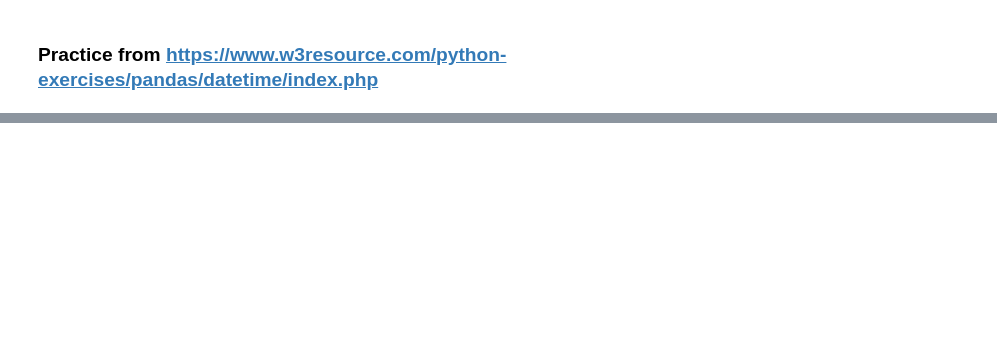
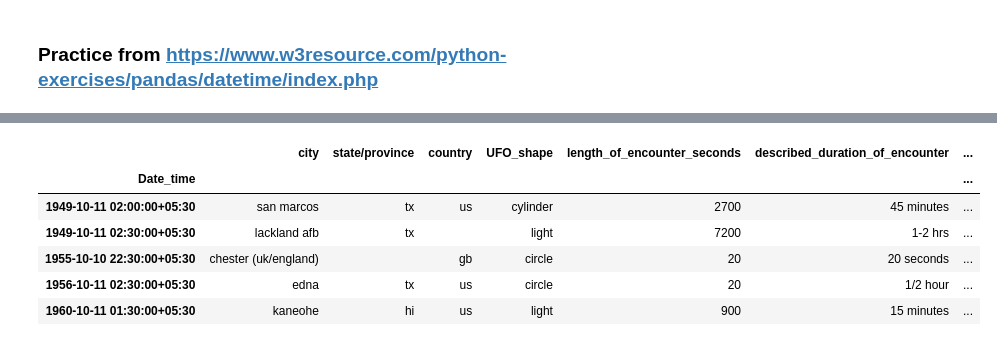
Before and after one commit to tedtdang/Practice-Data-Science, a Jupyter notebook: UFO/UFO.ipynb, the cells around one changed output, grey strips where cells are left out. Saved outputs shown, nothing was run; the diff lists cells and outputs as text; code cells hidden in the pictures; blank space fills up the shorter version.

```diff
--- a/UFO/UFO.ipynb
+++ b/UFO/UFO.ipynb
@@ -39,0 +86,15 @@ df['year'] = df['Date_time'].dt.year.apply(int)
+# %%
+# 8. Write a Pandas program to extract year, month, day, hour, minute, second and weekday from unidentified flying object (UFO) reporting date.
+df = dt.fread('ufo_sighting_data.csv').to_pandas()
+date_columns = ['Date_time', 'date_documented']
+for col in date_columns:
+    df[col] = pd.to_datetime(df[col].str.replace('24:00', '00:00'))
+df = df.dropna(axis=0, subset=['Date_time'])
+
+print(df['Date_time'].dt.year.head())
+print(df['Date_time'].dt.month.head())
+print(df['Date_time'].dt.day.head())
+print(df['Date_time'].dt.hour.head())
+print(df['Date_time'].dt.minute.head())
+print(df['Date_time'].dt.second.head())
+print(df['Date_time'].dt.weekday.head())
@@ -39,0 +142,4 @@ df['year'] = df['Date_time'].dt.year.apply(int)
+# %%
+# 10. Write a Pandas program to count year-country wise frequency of reporting dates of unidentified flying object(UFO).
+df['year'] = df['Date_time'].dt.year
+df.groupby(by=['year', 'country'])['city'].agg(number_of_reports='count')
@@ -39,0 +221,14 @@ df['year'] = df['Date_time'].dt.year.apply(int)
+# %%
+# 16. Write a Pandas program to manipulate and convert date times with timezone information.
+df.set_index(keys='Date_time', inplace=True)
+df.index = df.index.tz_localize('GMT')
+df.index = df.index.tz_convert('Asia/Kolkata')
+df.head()
+# %% [output]
+|  | city | state/province | country | UFO_shape | length_of_encounter_seconds | described_duration_of_encounter | ... |
+| Date_time |  |  |  |  |  |  | ... |
+| 1949-10-11 02:00:00+05:30 | san marcos | tx | us | cylinder | 2700 | 45 minutes | ... |
+| 1949-10-11 02:30:00+05:30 | lackland afb | tx |  | light | 7200 | 1-2 hrs | ... |
+| 1955-10-10 22:30:00+05:30 | chester (uk/england) |  | gb | circle | 20 | 20 seconds | ... |
+| 1956-10-11 02:30:00+05:30 | edna | tx | us | circle | 20 | 1/2 hour | ... |
+| 1960-10-11 01:30:00+05:30 | kaneohe | hi | us | light | 900 | 15 minutes | ... |
```
Also changed, not shown: parts of 18 cells of this notebook.
